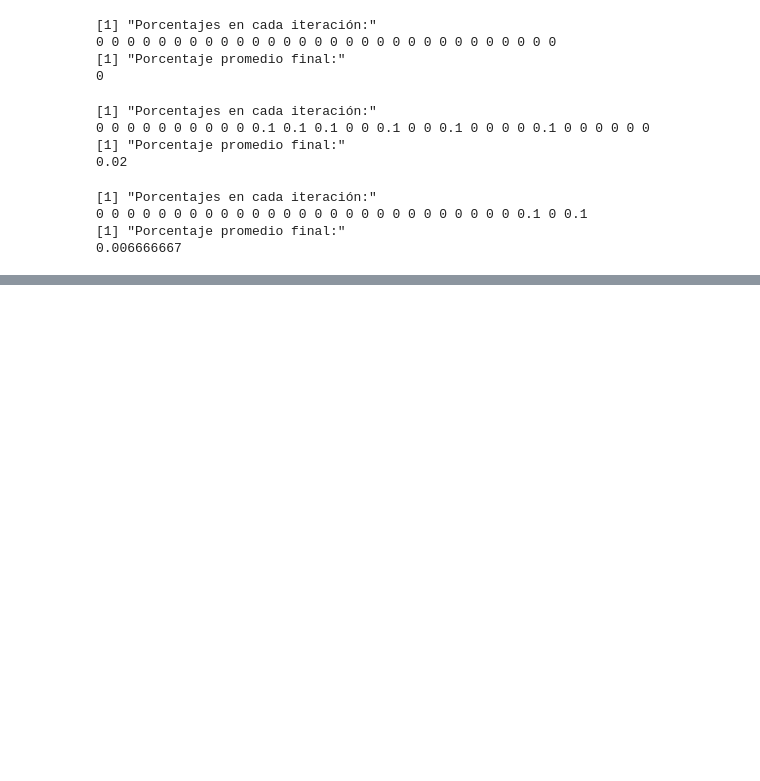
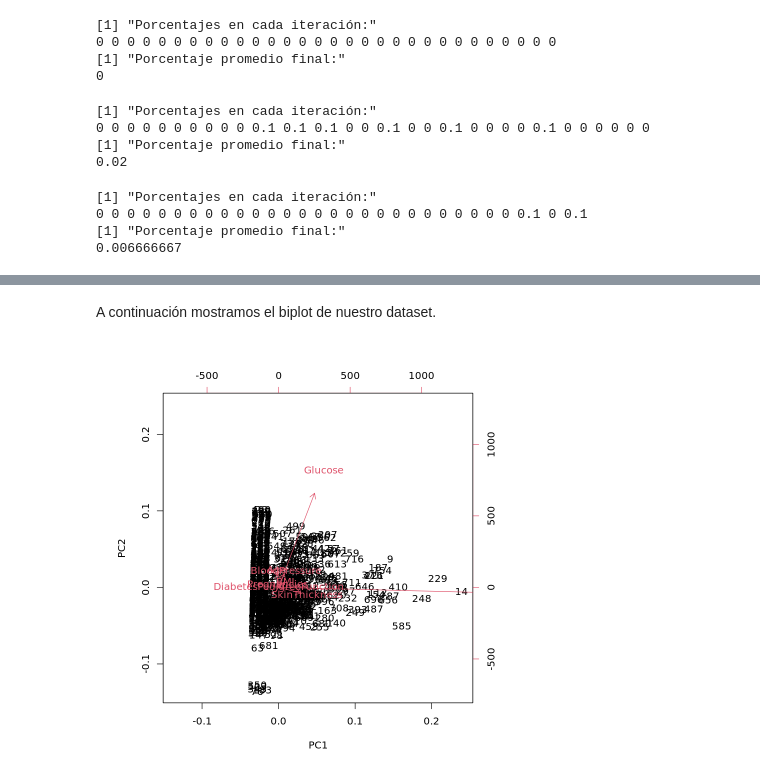
Before and after one commit to natimellino/mineria-de-datos, a Jupyter notebook: TP2.ipynb, the cells around one changed output, grey strips where cells are left out. Saved outputs shown, nothing was run; the diff lists cells and outputs as text; code cells hidden in the pictures; blank space fills up the shorter version.

```diff
--- a/TP2.ipynb
+++ b/TP2.ipynb
@@ -572,0 +577,4 @@ mostrar_resultado(resultado.fw)
+# %%
+diabetes.dataset <- read.csv("diabetes.csv")
+# Mostramos las primeras 5 columnas del dataset a modo de ejemplo
+diabetes.dataset[1:5, ]
@@ -572,0 +590,10 @@ mostrar_resultado(resultado.fw)
+# %%
+diabetes.dataset.x <- diabetes.dataset[, -9]
+diabetes.dataset.y <- diabetes.dataset[, 9]
+# %% [markdown]
+A continuación mostramos el biplot de nuestro dataset.
+# %%
+diabetes.dataset.pca <- prcomp(diabetes.dataset.x)
+biplot(diabetes.dataset.pca, expand=2.5)
+# %% [output]
+[figure, added]
```
Also changed, not shown: parts of 3 cells of this notebook, 3 other files.
